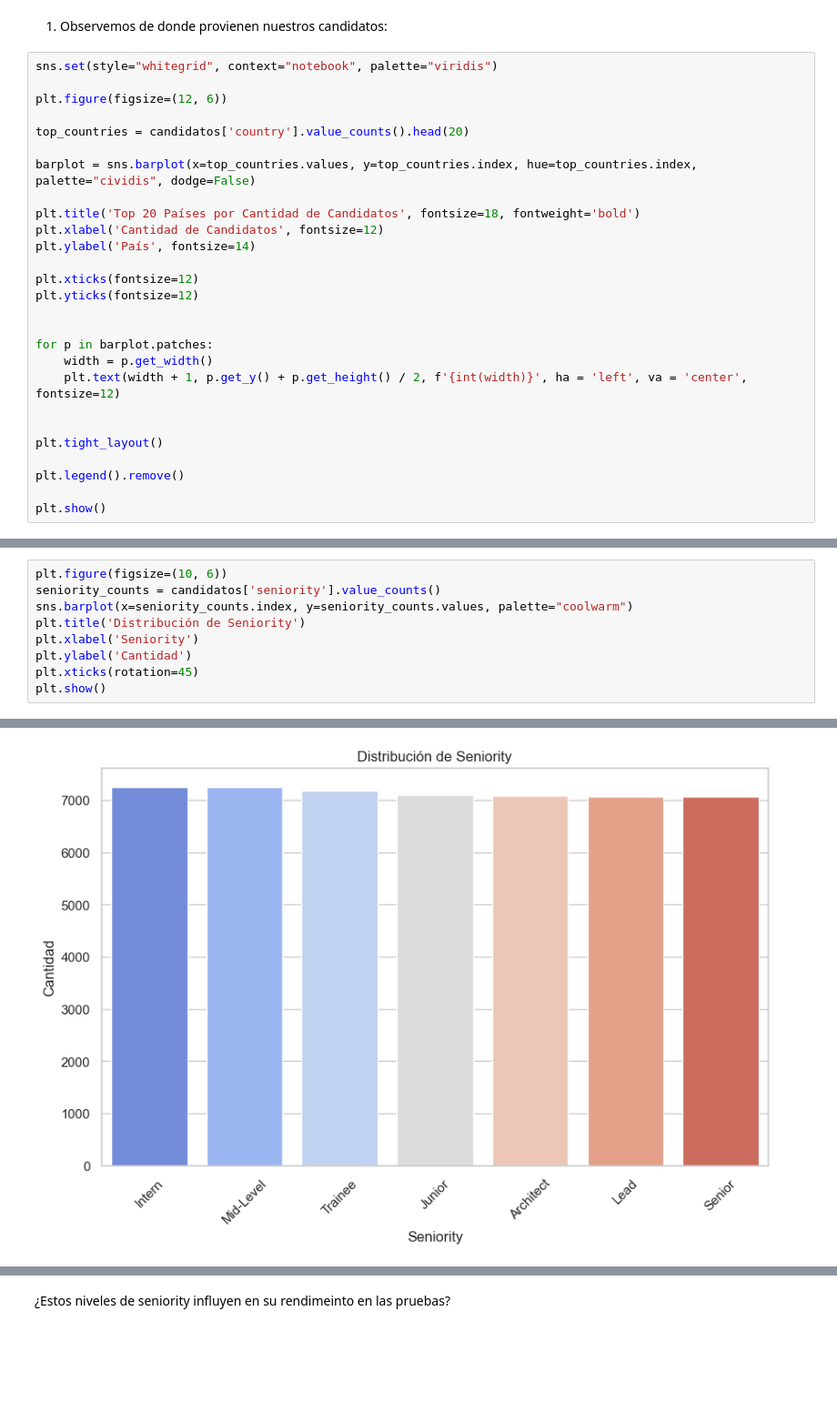
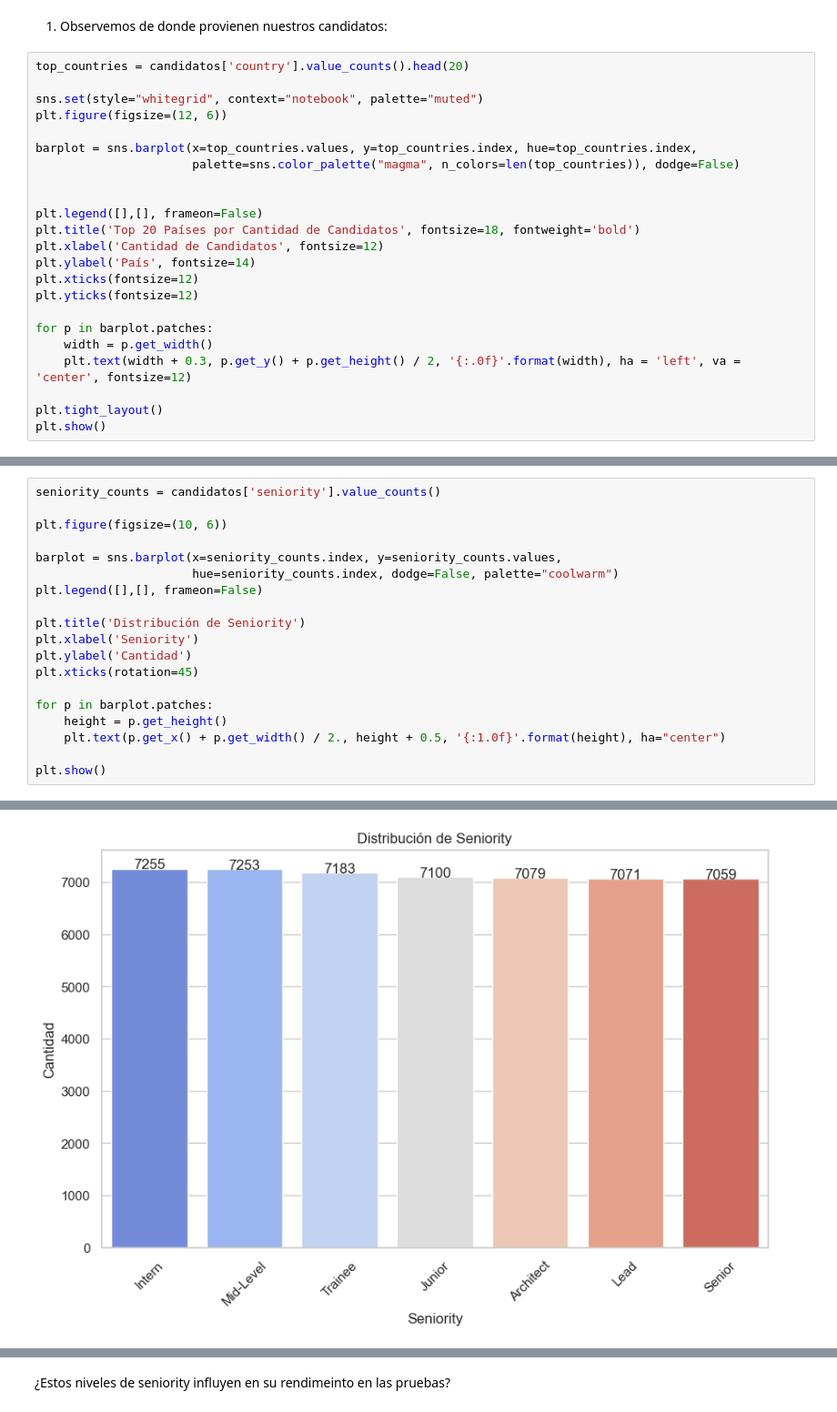
Before and after one commit to StevenVegaL/WORKSHOP-1-Navigating-the-Global-Talent-for-Strategic-Recruitment, a Jupyter notebook: Workshop 1.ipynb, the cells around one changed output, grey strips where cells are left out. Shown at 91% size. Saved outputs shown, nothing was run; the diff lists cells and outputs as text; blank space fills up the shorter version.

```diff
--- a/Workshop 1.ipynb
+++ b/Workshop 1.ipynb
@@ -125,30 +125,26 @@ Entendamos a nuestros candidatos:
 # %% [markdown]
 1. Observemos de donde provienen nuestros candidatos:
 # %%
-sns.set(style="whitegrid", context="notebook", palette="viridis")
+top_countries = candidatos['country'].value_counts().head(20)
 
+sns.set(style="whitegrid", context="notebook", palette="muted")
 plt.figure(figsize=(12, 6))
 
-top_countries = candidatos['country'].value_counts().head(20)
+barplot = sns.barplot(x=top_countries.values, y=top_countries.index, hue=top_countries.index,
+                      palette=sns.color_palette("magma", n_colors=len(top_countries)), dodge=False)
 
-barplot = sns.barplot(x=top_countries.values, y=top_countries.index, hue=top_countries.index, palette="cividis", dodge=False)
 
+plt.legend([],[], frameon=False)
 plt.title('Top 20 Países por Cantidad de Candidatos', fontsize=18, fontweight='bold')
 plt.xlabel('Cantidad de Candidatos', fontsize=12)
 plt.ylabel('País', fontsize=14)
-
 plt.xticks(fontsize=12)
 plt.yticks(fontsize=12)
 
-
 for p in barplot.patches:
     width = p.get_width()
-    plt.text(width + 1, p.get_y() + p.get_height() / 2, f'{int(width)}', ha = 'left', va = 'center', fontsize=12)
-
+    plt.text(width + 0.3, p.get_y() + p.get_height() / 2, '{:.0f}'.format(width), ha = 'left', va = 'center', fontsize=12)
 
 plt.tight_layout()
-
-plt.legend().remove()
-
 plt.show()
 # %% [output]
@@ -159,10 +156,20 @@ Niveles de seniority
 # %%
+seniority_counts = candidatos['seniority'].value_counts()
+
 plt.figure(figsize=(10, 6))
-seniority_counts = candidatos['seniority'].value_counts()
-sns.barplot(x=seniority_counts.index, y=seniority_counts.values, palette="coolwarm")
+
+barplot = sns.barplot(x=seniority_counts.index, y=seniority_counts.values,
+                      hue=seniority_counts.index, dodge=False, palette="coolwarm")
+plt.legend([],[], frameon=False)
+
 plt.title('Distribución de Seniority')
 plt.xlabel('Seniority')
 plt.ylabel('Cantidad')
 plt.xticks(rotation=45)
+
+for p in barplot.patches:
+    height = p.get_height()
+    plt.text(p.get_x() + p.get_width() / 2., height + 0.5, '{:1.0f}'.format(height), ha="center")
+
 plt.show()
 # %% [output]
@@ -172 +176 @@ Passing `palette` without assigning `hue` is deprecated and will be removed in v
-[figure, old version]
+[figure, new version]
```
Also changed, not shown: parts of 13 cells of this notebook.
